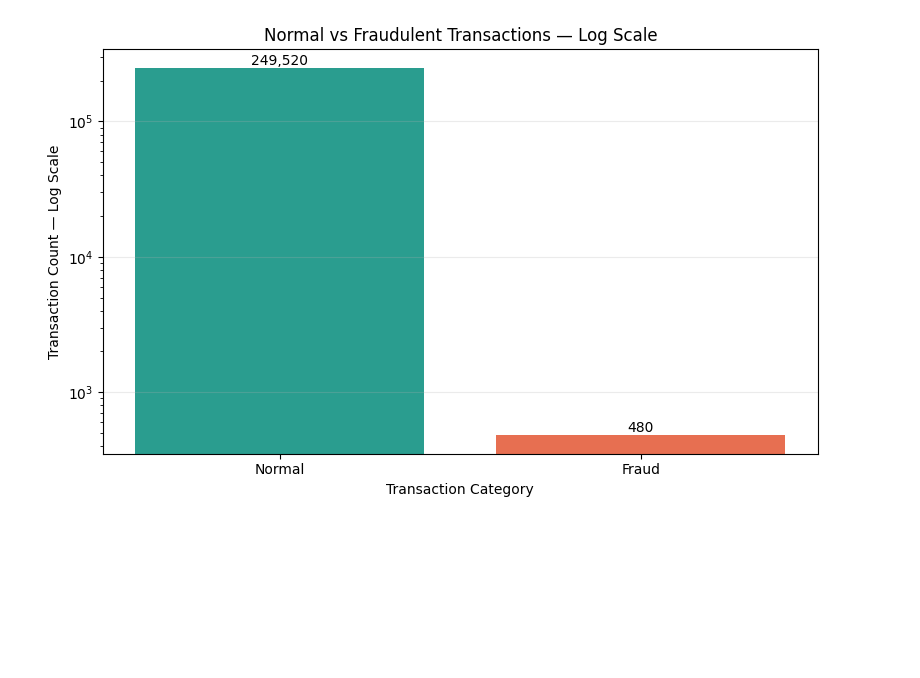
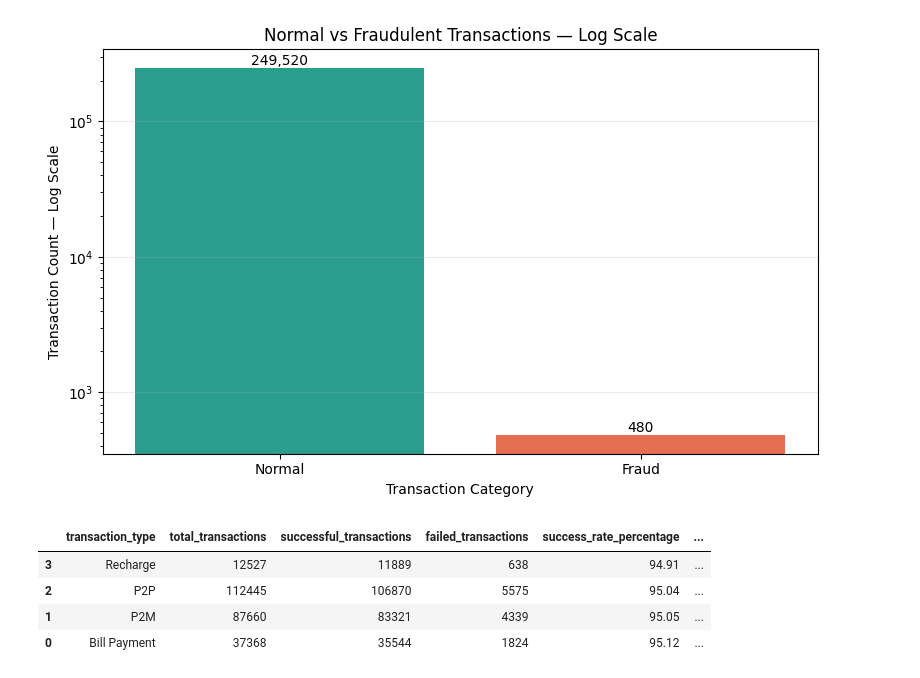
Before and after one commit to KaviyaVelmurugan/upi-transaction-intelligence-platform, a Jupyter notebook: notebooks/02_eda.ipynb, the cells around one changed output. Saved outputs shown, nothing was run; the diff lists cells and outputs as text; code cells hidden in the pictures; blank space fills up the shorter version.

```diff
--- a/notebooks/02_eda.ipynb
+++ b/notebooks/02_eda.ipynb
@@ -914,0 +922,52 @@ plt.show()
+# %%
+# Create the performance table
+transaction_type_status = (
+    df.groupby("transaction_type")
+    .agg(
+        total_transactions=("transaction_id", "count"),
+        successful_transactions=(
+            "transaction_status",
+            lambda values: values.astype(str)
+            .str.strip()
+            .str.upper()
+            .eq("SUCCESS")
+            .sum()
+        ),
+        failed_transactions=(
+            "transaction_status",
+            lambda values: values.astype(str)
+            .str.strip()
+            .str.upper()
+            .eq("FAILED")
+            .sum()
+        )
+    )
+    .reset_index()
+)
+
+transaction_type_status["success_rate_percentage"] = (
+    transaction_type_status["successful_transactions"]
+    .div(transaction_type_status["total_transactions"])
+    .mul(100)
+    .round(2)
+)
+
+transaction_type_status["failure_rate_percentage"] = (
+    transaction_type_status["failed_transactions"]
+    .div(transaction_type_status["total_transactions"])
+    .mul(100)
+    .round(2)
+)
+
+transaction_type_status = transaction_type_status.sort_values(
+    "failure_rate_percentage",
+    ascending=False
+)
+
+transaction_type_status
+# %% [output]
+|  | transaction_type | total_transactions | successful_transactions | failed_transactions | success_rate_percentage | ... |
+| 3 | Recharge | 12527 | 11889 | 638 | 94.91 | ... |
+| 2 | P2P | 112445 | 106870 | 5575 | 95.04 | ... |
+| 1 | P2M | 87660 | 83321 | 4339 | 95.05 | ... |
+| 0 | Bill Payment | 37368 | 35544 | 1824 | 95.12 | ... |
```
Also changed, not shown: parts of 5 cells of this notebook, 1 other file.
